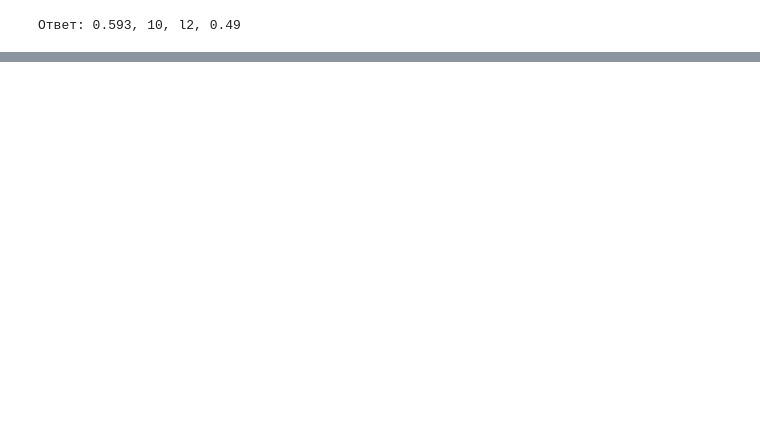
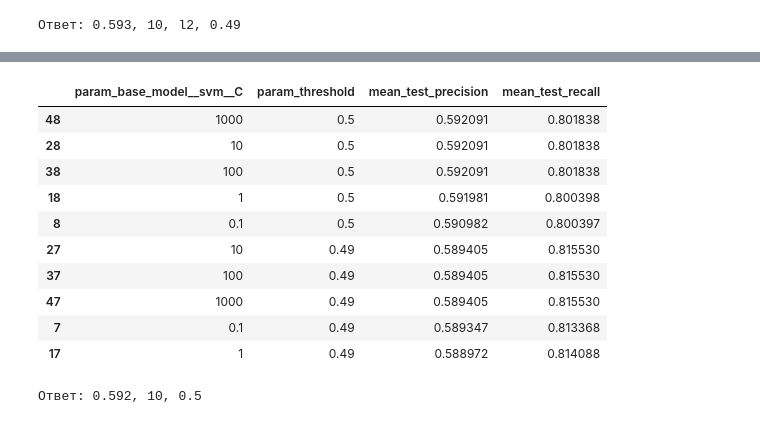
Before and after one commit to akotomin/AB_tests, a Jupyter notebook: notebooks/ML/ML_hw3.ipynb, the cells around one changed output, grey strips where cells are left out. Cells and saved outputs as stored; diff of their text form; code cells hidden in the pictures; blank space fills up the shorter version.

```diff
--- a/notebooks/ML/ML_hw3.ipynb
+++ b/notebooks/ML/ML_hw3.ipynb
@@ -1048,0 +1010,24 @@ warnings.resetwarnings()
+# %%
+svm_pipe = Pipeline(
+    [
+        ('preprocessing', prep),
+        ('svm', LinearSVC(random_state=42, dual='auto'))
+    ]
+)
+
+svm_with_threshold = ThresholdClassifier(svm_pipe)
+# %%
+svm_grid = {
+    'base_model__svm__C' : [0.1, 1, 10, 100, 1000],
+    'threshold': [0.42, 0.43, 0.44, 0.45, 0.46, 0.47, 0.48, 0.49, 0.50, 0.51],
+}
+# %%
+%%time
+
+search_svc = GridSearchCV(
+    svm_with_threshold, svm_grid,
+    cv=splitter, scoring=scoring, refit=refit
+)
+
+search_svc.fit(X_train, y_train)
+set_best_score(search_svc)
@@ -1048,0 +1037,22 @@ warnings.resetwarnings()
+# %%
+cv_results_dataframe(search_svc)
+# %% [output]
+|  | param_base_model__svm__C | param_threshold | mean_test_precision | mean_test_recall |
+| 48 | 1000 | 0.5 | 0.592091 | 0.801838 |
+| 28 | 10 | 0.5 | 0.592091 | 0.801838 |
+| 38 | 100 | 0.5 | 0.592091 | 0.801838 |
+| 18 | 1 | 0.5 | 0.591981 | 0.800398 |
+| 8 | 0.1 | 0.5 | 0.590982 | 0.800397 |
+| 27 | 10 | 0.49 | 0.589405 | 0.815530 |
+| 37 | 100 | 0.49 | 0.589405 | 0.815530 |
+| 47 | 1000 | 0.49 | 0.589405 | 0.815530 |
+| 7 | 0.1 | 0.49 | 0.589347 | 0.813368 |
+| 17 | 1 | 0.49 | 0.588972 | 0.814088 |
+# %%
+precision = round(cv_results_dataframe(search_svc).mean_test_precision.head(1).values[0], 3)
+C = cv_results_dataframe(search_svc).param_base_model__svm__C.head(2).values[1]
+threshold = cv_results_dataframe(search_svc).param_threshold.head(1).values[0]
+
+print(f"Ответ: {precision}, {C}, {threshold}")
+# %% [output]
+Ответ: 0.592, 10, 0.5
```
Also changed, not shown: parts of 41 cells of this notebook.
